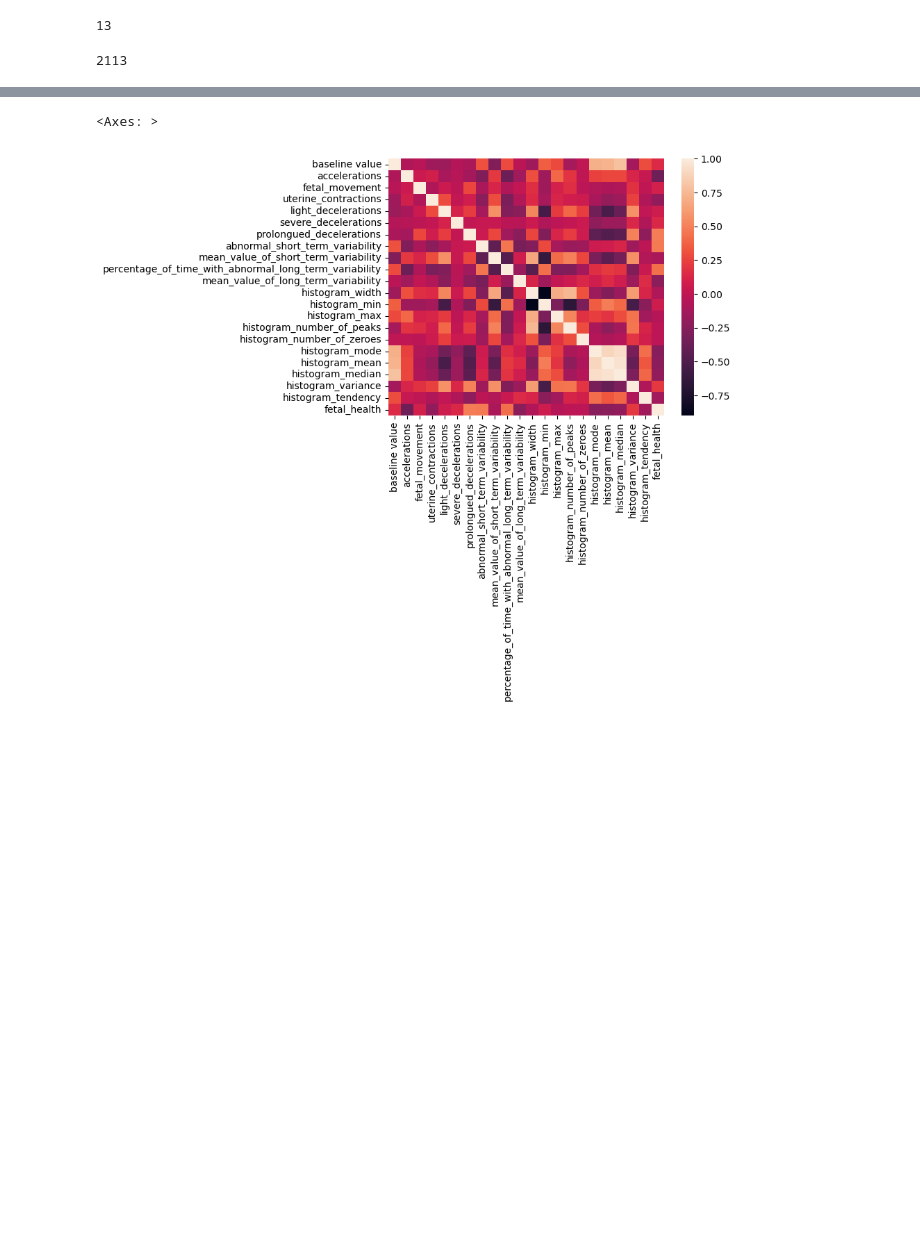
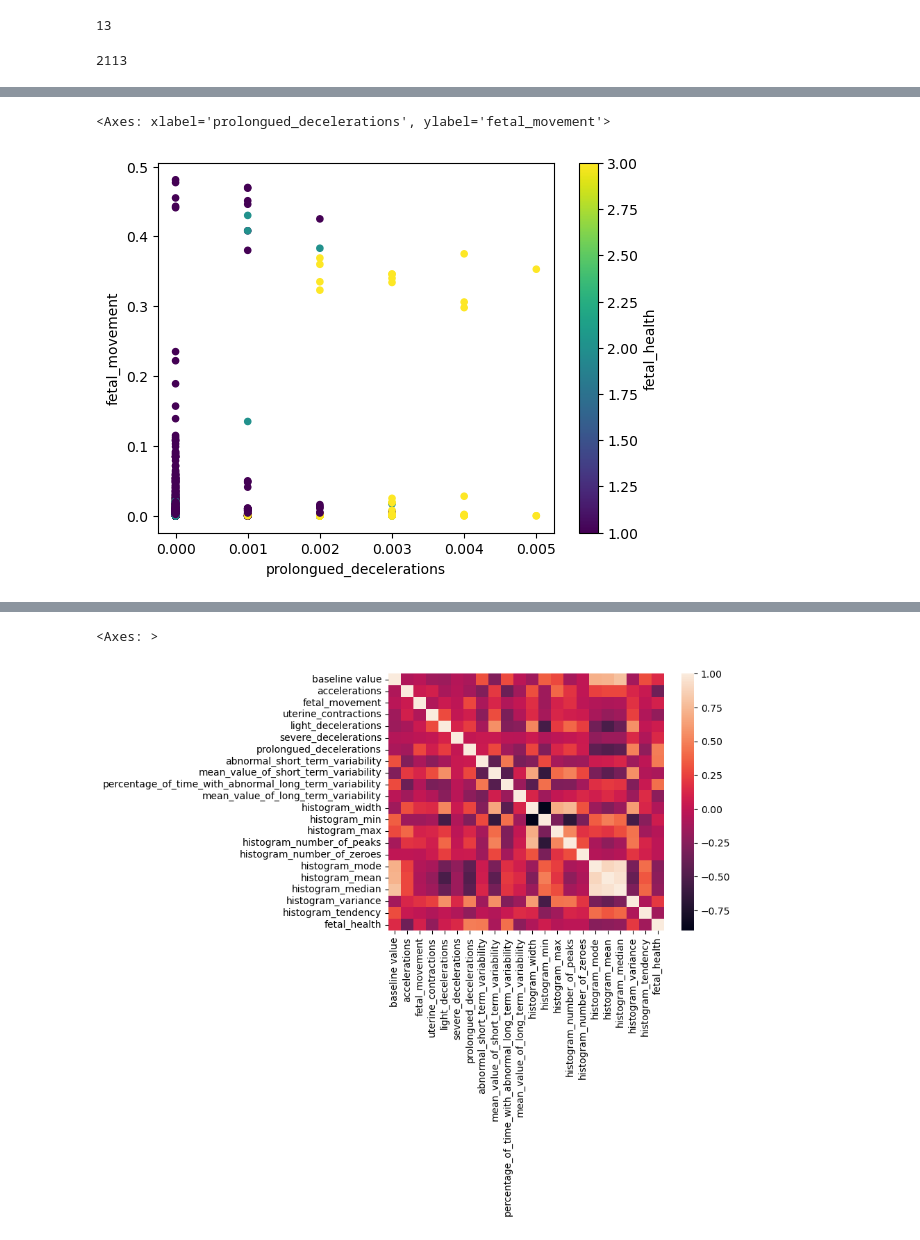
Before and after one commit to sallyca530/Fetal_Health, a Jupyter notebook: fetal_health_analysis.ipynb, the cells around one changed output, grey strips where cells are left out. Drawn from its saved outputs; the diff is of its cells as text; code cells hidden in the pictures; blank space fills up the shorter version.

```diff
--- a/fetal_health_analysis.ipynb
+++ b/fetal_health_analysis.ipynb
@@ -81,0 +103,6 @@ len(df)
+# %%
+# create scatter plot of fetal health vs prolonged decelerations
+df.plot(kind='scatter', x='prolongued_decelerations', y='fetal_movement', c='fetal_health', colormap='viridis')
+# %% [output]
+<Axes: xlabel='prolongued_decelerations', ylabel='fetal_movement'>
+[figure, added]
```
Also changed, not shown: parts of 4 cells of this notebook, 1 other file.
